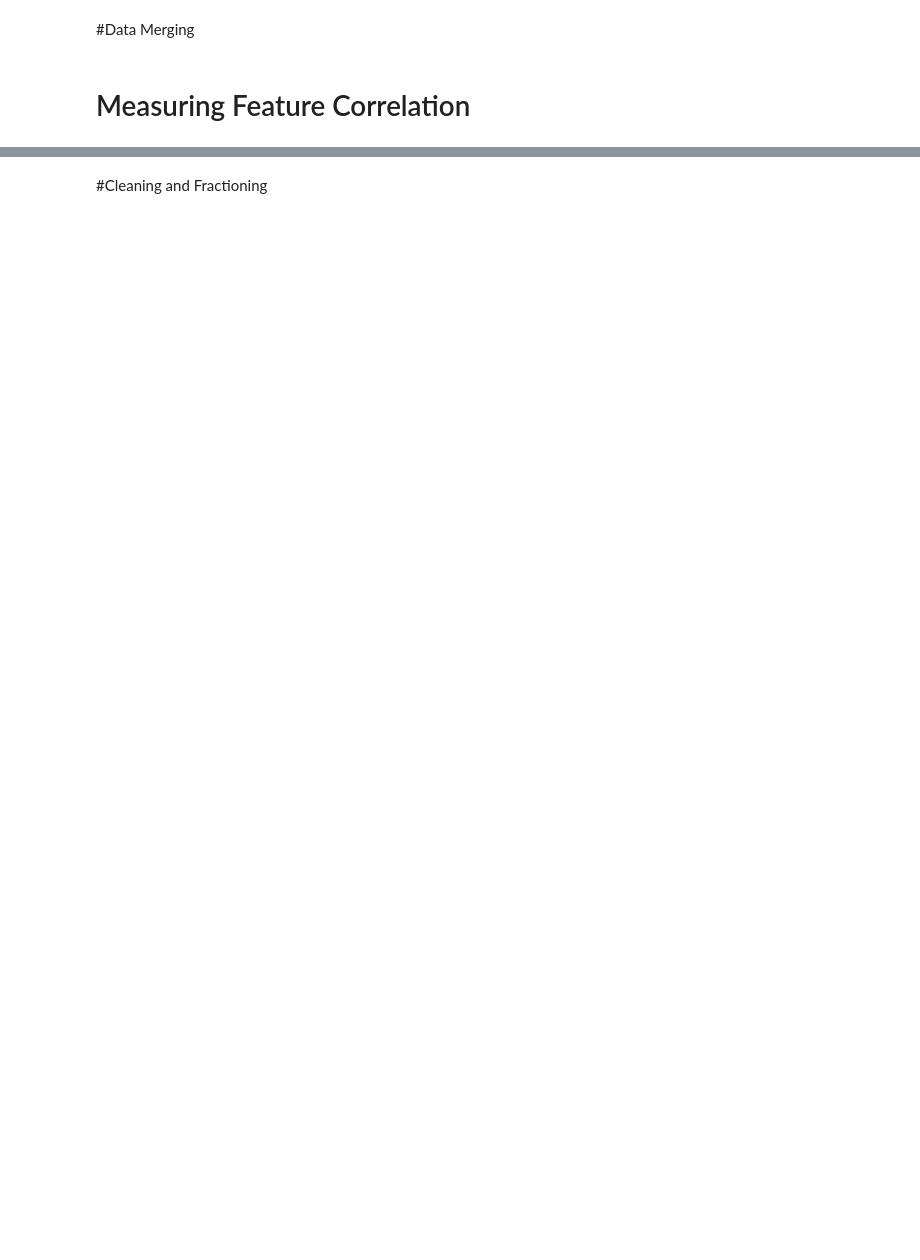
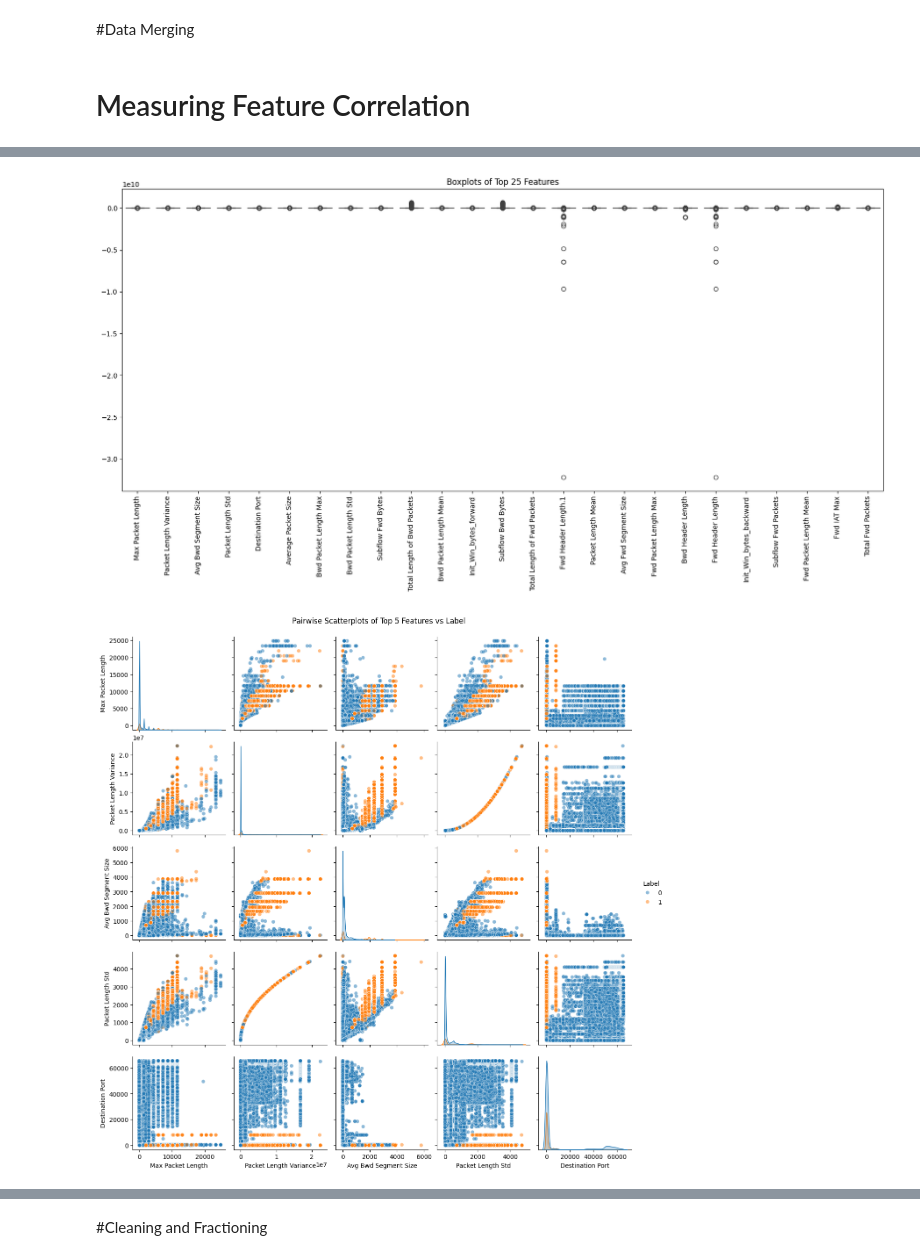
Before and after one commit to Gokdeniz-Derelioglu/Anomaly-Detection-and-Network-Optimization-in-SDNs, a Jupyter notebook: real_project/src/finishedModel.ipynb, the cells around one changed output, grey strips where cells are left out. Saved outputs shown, nothing was run; the diff lists cells and outputs as text; code cells hidden in the pictures; blank space fills up the shorter version.

```diff
--- a/real_project/src/finishedModel.ipynb
+++ b/real_project/src/finishedModel.ipynb
@@ -84,0 +125,42 @@ plt.show()
+# %%
+import pandas as pd
+import numpy as np
+import matplotlib.pyplot as plt
+import seaborn as sns
+from sklearn.ensemble import RandomForestClassifier
+
+# --- Assume df is already loaded and preprocessed ---
+# df[label_col] should be 0 = benign, 1 = attack
+label_col = 'Label'  # replace if your label column has a different name
+
+# Compute feature importances using a simple Random Forest
+X = df.drop(columns=[label_col])
+y = df[label_col]
+
+rf = RandomForestClassifier(n_estimators=100, random_state=42)
+rf.fit(X, y)
+
+importance_df = pd.DataFrame({
+    'feature': X.columns,
+    'importance': rf.feature_importances_
+}).sort_values(by='importance', ascending=False)
+
+# Select top 25 features instead of 50
+top_features = importance_df['feature'].head(25).tolist()
+
+# --- Boxplots: distribution of each feature ---
+plt.figure(figsize=(20, 8))
+sns.boxplot(data=df[top_features])
+plt.xticks(rotation=90)
+plt.title("Boxplots of Top 25 Features")
+plt.show()
+
+# --- Scatterplot matrix (pairwise relationships among top 5 features) ---
+scatter_df = df[top_features[:5]].copy()
+scatter_df[label_col] = df[label_col]
+sns.pairplot(scatter_df, hue=label_col, diag_kind="kde", plot_kws={"alpha":0.5})
+plt.suptitle("Pairwise Scatterplots of Top 5 Features vs Label", y=1.02)
+plt.show()
+# %% [output]
+[figure, added]
+[figure, added]
```
Also changed, not shown: parts of 4 cells of this notebook, 4 other files.
